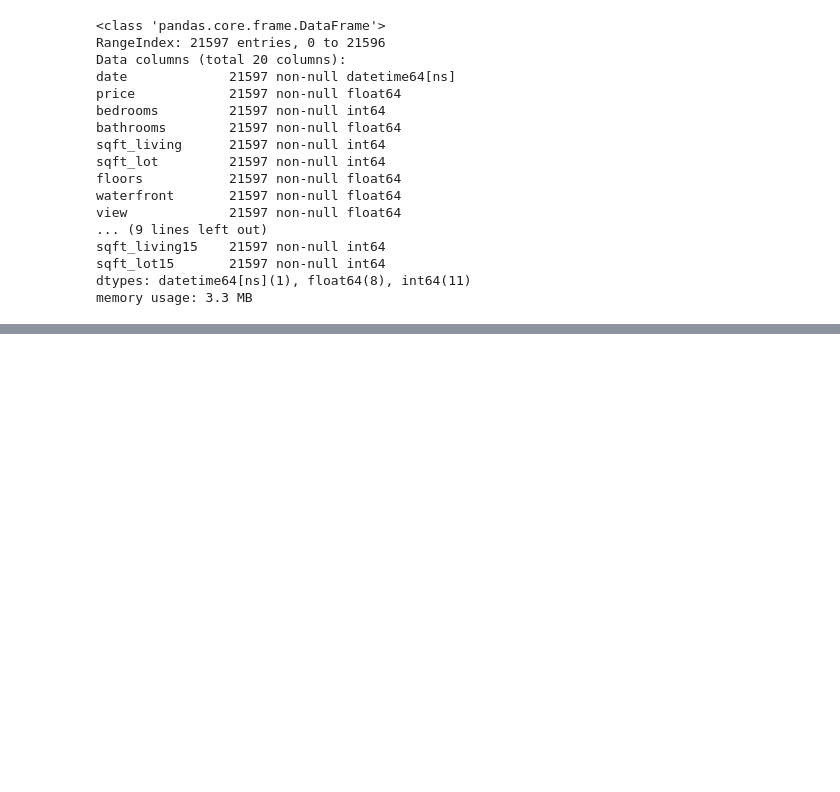
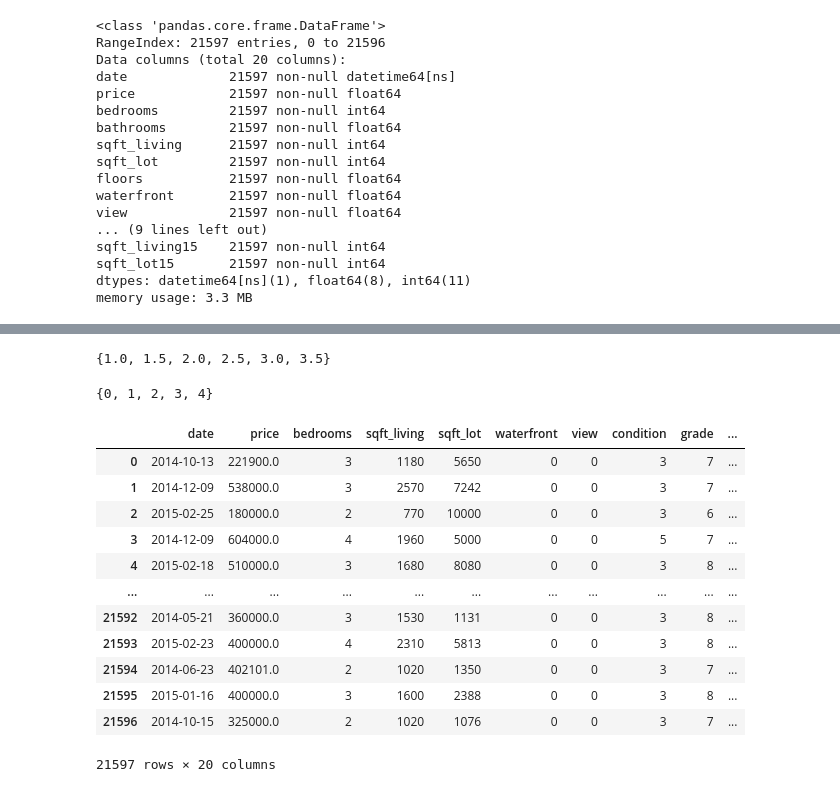
Before and after one commit to Maltanno/Phase2_Project, a Jupyter notebook: Data_Cleaning.ipynb, the cells around one changed output, grey strips where cells are left out. Drawn from its saved outputs; the diff is of its cells as text; code cells hidden in the pictures; blank space fills up the shorter version.

```diff
--- a/Data_Cleaning.ipynb
+++ b/Data_Cleaning.ipynb
@@ -516,0 +517,34 @@ memory usage: 3.3 MB
+# %%
+data['bathroomsx4'] = data.bathrooms*4
+data.bathroomsx4 = data.bathroomsx4.astype('int32')
+data.drop('bathrooms', axis=1, inplace=True)
+# %%
+set(data.floors)
+# %% [output]
+{1.0, 1.5, 2.0, 2.5, 3.0, 3.5}
+# %%
+data['floorsx2'] = data.floors*2
+data.floorsx2 = data.floorsx2.astype('int32')
+data.drop('floors', axis=1, inplace=True)
+# %%
+data = data.astype({'view':'int32','waterfront':'int32','yr_renovated':'int32'})
+# %%
+set(data.view)
+# %% [output]
+{0, 1, 2, 3, 4}
+# %%
+data
+# %% [output]
+|  | date | price | bedrooms | sqft_living | sqft_lot | waterfront | view | condition | grade | ... |
+| 0 | 2014-10-13 | 221900.0 | 3 | 1180 | 5650 | 0 | 0 | 3 | 7 | ... |
+| 1 | 2014-12-09 | 538000.0 | 3 | 2570 | 7242 | 0 | 0 | 3 | 7 | ... |
+| 2 | 2015-02-25 | 180000.0 | 2 | 770 | 10000 | 0 | 0 | 3 | 6 | ... |
+| 3 | 2014-12-09 | 604000.0 | 4 | 1960 | 5000 | 0 | 0 | 5 | 7 | ... |
+| 4 | 2015-02-18 | 510000.0 | 3 | 1680 | 8080 | 0 | 0 | 3 | 8 | ... |
+| ... | ... | ... | ... | ... | ... | ... | ... | ... | ... | ... |
+| 21592 | 2014-05-21 | 360000.0 | 3 | 1530 | 1131 | 0 | 0 | 3 | 8 | ... |
+| 21593 | 2015-02-23 | 400000.0 | 4 | 2310 | 5813 | 0 | 0 | 3 | 8 | ... |
+| 21594 | 2014-06-23 | 402101.0 | 2 | 1020 | 1350 | 0 | 0 | 3 | 7 | ... |
+| 21595 | 2015-01-16 | 400000.0 | 3 | 1600 | 2388 | 0 | 0 | 3 | 8 | ... |
+| 21596 | 2014-10-15 | 325000.0 | 2 | 1020 | 1076 | 0 | 0 | 3 | 7 | ... |
+21597 rows × 20 columns
```
Also changed, not shown: parts of 4 cells of this notebook, 5 other files.
